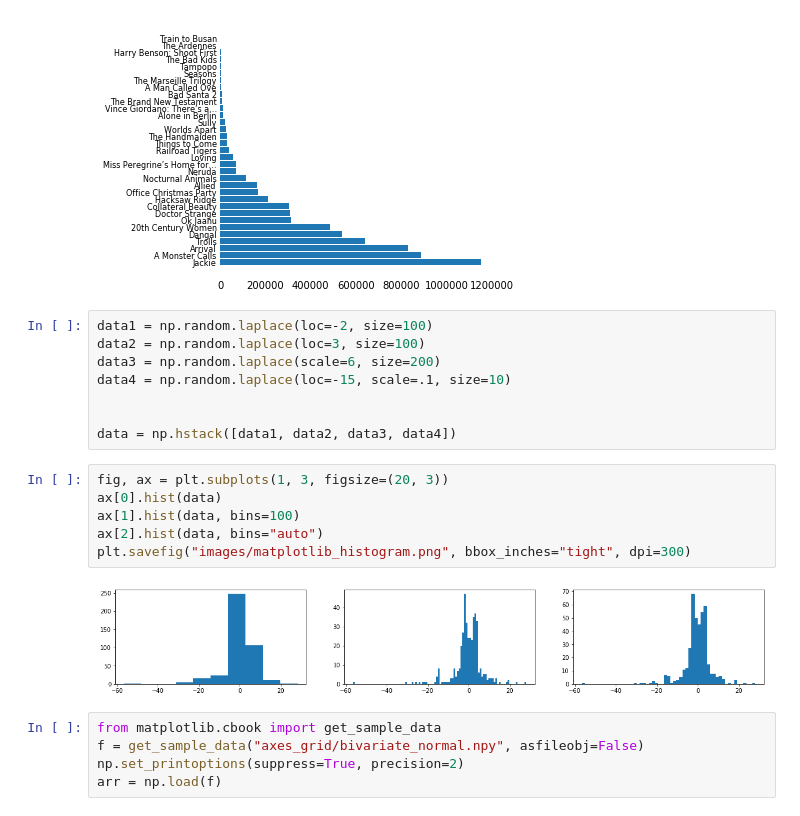
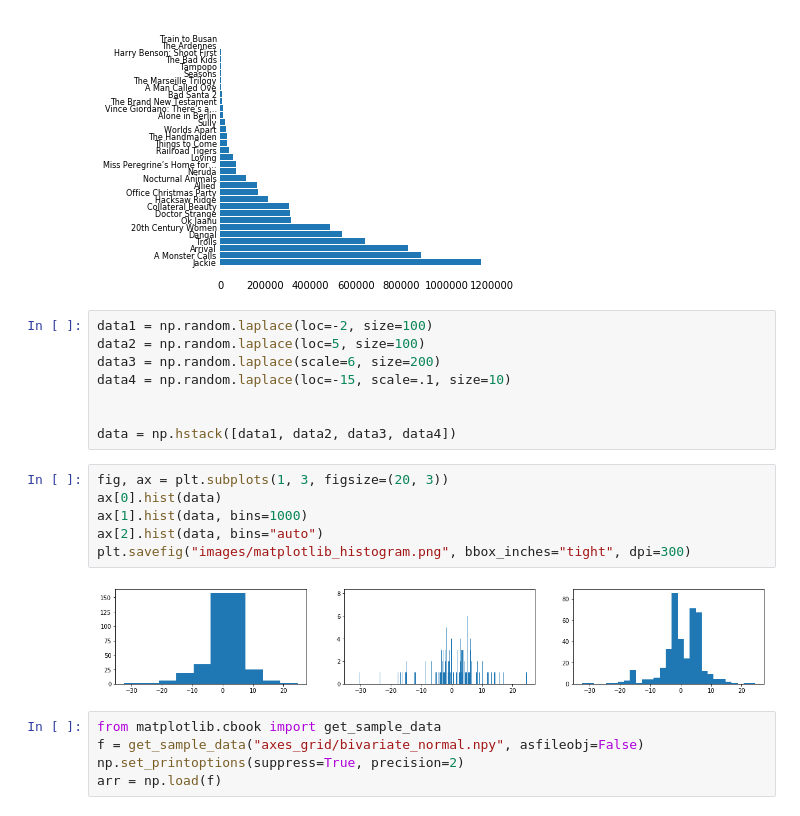
Before and after one commit to amueller/COMS4995-s20, a Jupyter notebook: slides/aml-02-matplotlib/aml-03-012517.ipynb, the cells around one changed output. Saved outputs shown, nothing was run; the diff lists cells and outputs as text.

Commit message:
even better histograms

```diff
--- a/slides/aml-02-matplotlib/aml-03-012517.ipynb
+++ b/slides/aml-02-matplotlib/aml-03-012517.ipynb
@@ -778,7 +778,7 @@ plt.savefig("images/matplotlib_barh", bbox_inches="tight", dpi=300)
 [figure]
 # %%
 data1 = np.random.laplace(loc=-2, size=100)
-data2 = np.random.laplace(loc=3, size=100)
+data2 = np.random.laplace(loc=5, size=100)
 data3 = np.random.laplace(scale=6, size=200)
 data4 = np.random.laplace(loc=-15, scale=.1, size=10)
 
@@ -787,11 +787,11 @@ data = np.hstack([data1, data2, data3, data4])
 # %%
 fig, ax = plt.subplots(1, 3, figsize=(20, 3))
 ax[0].hist(data)
-ax[1].hist(data, bins=100)
+ax[1].hist(data, bins=1000)
 ax[2].hist(data, bins="auto")
 plt.savefig("images/matplotlib_histogram.png", bbox_inches="tight", dpi=300)
 # %% [output]
-[figure, old version]
+[figure, new version]
 # %%
 from matplotlib.cbook import get_sample_data
 f = get_sample_data("axes_grid/bivariate_normal.npy", asfileobj=False)
```
Also changed, not shown: 1 other file.
